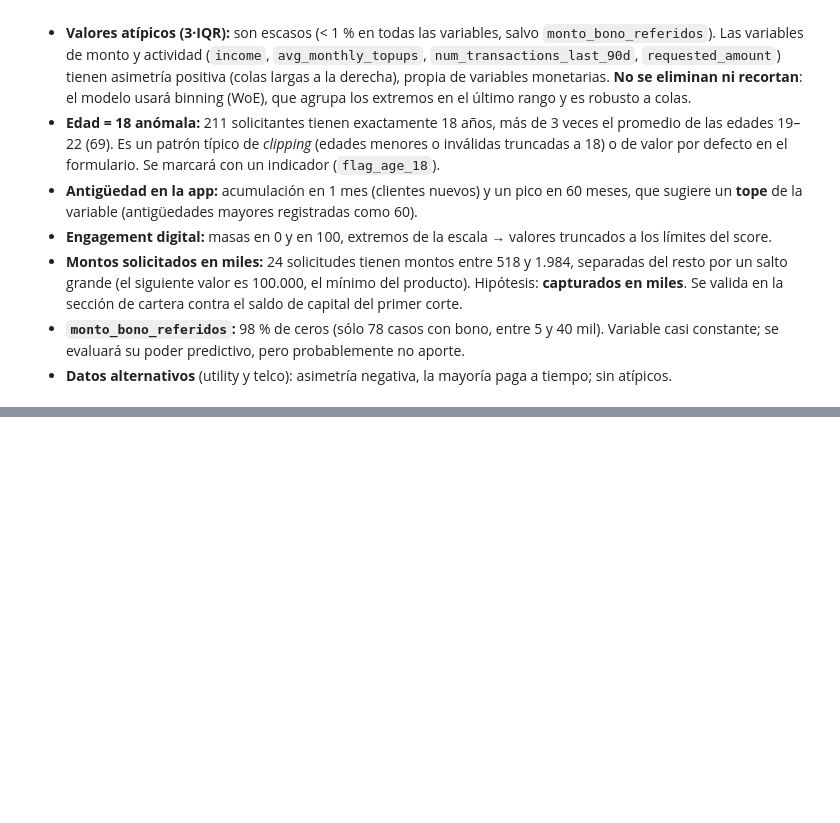
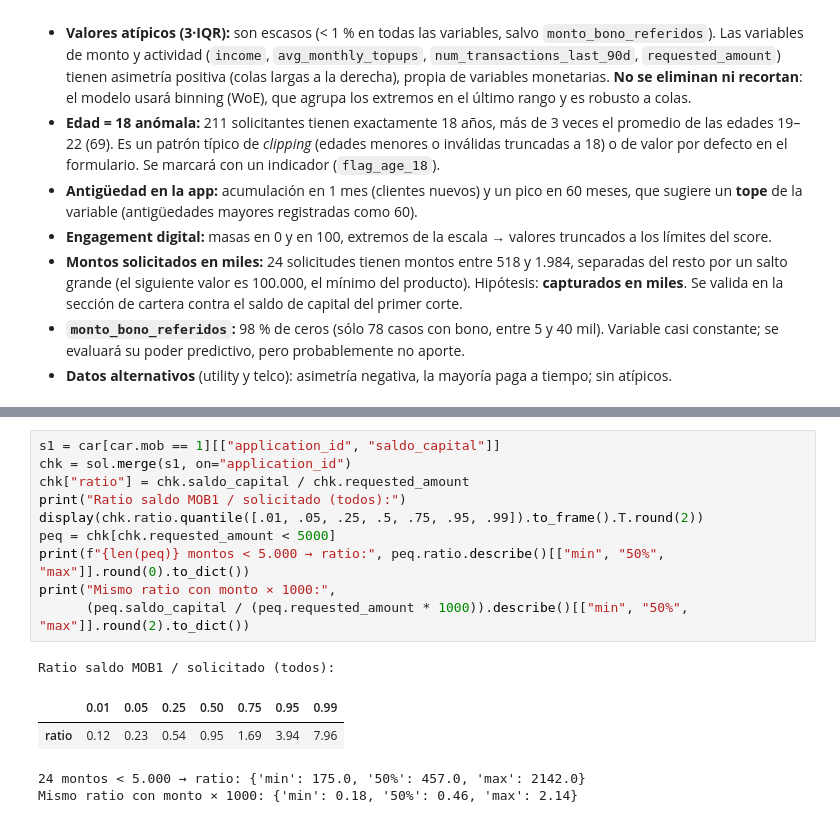
Before and after one commit to maisaarial/prueba-nequi, a Jupyter notebook: notebooks/01_modelo_pd_thin_file.ipynb, the cells around one changed output, grey strips where cells are left out. Drawn from its saved outputs; the diff is of its cells as text; blank space fills up the shorter version.

```diff
--- a/notebooks/01_modelo_pd_thin_file.ipynb
+++ b/notebooks/01_modelo_pd_thin_file.ipynb
@@ -397,0 +542,16 @@ Name: monto_bono_referidos, dtype: float64
+# %%
+s1 = car[car.mob == 1][["application_id", "saldo_capital"]]
+chk = sol.merge(s1, on="application_id")
+chk["ratio"] = chk.saldo_capital / chk.requested_amount
+print("Ratio saldo MOB1 / solicitado (todos):")
+display(chk.ratio.quantile([.01, .05, .25, .5, .75, .95, .99]).to_frame().T.round(2))
+peq = chk[chk.requested_amount < 5000]
+print(f"{len(peq)} montos < 5.000 → ratio:", peq.ratio.describe()[["min", "50%", "max"]].round(0).to_dict())
+print("Mismo ratio con monto × 1000:",
+      (peq.saldo_capital / (peq.requested_amount * 1000)).describe()[["min", "50%", "max"]].round(2).to_dict())
+# %% [output]
+Ratio saldo MOB1 / solicitado (todos):
+|  | 0.01 | 0.05 | 0.25 | 0.50 | 0.75 | 0.95 | 0.99 |
+| ratio | 0.12 | 0.23 | 0.54 | 0.95 | 1.69 | 3.94 | 7.96 |
+24 montos < 5.000 → ratio: {'min': 175.0, '50%': 457.0, 'max': 2142.0}
+Mismo ratio con monto × 1000: {'min': 0.18, '50%': 0.46, 'max': 2.14}
```
Also changed, not shown: parts of 13 cells of this notebook.
